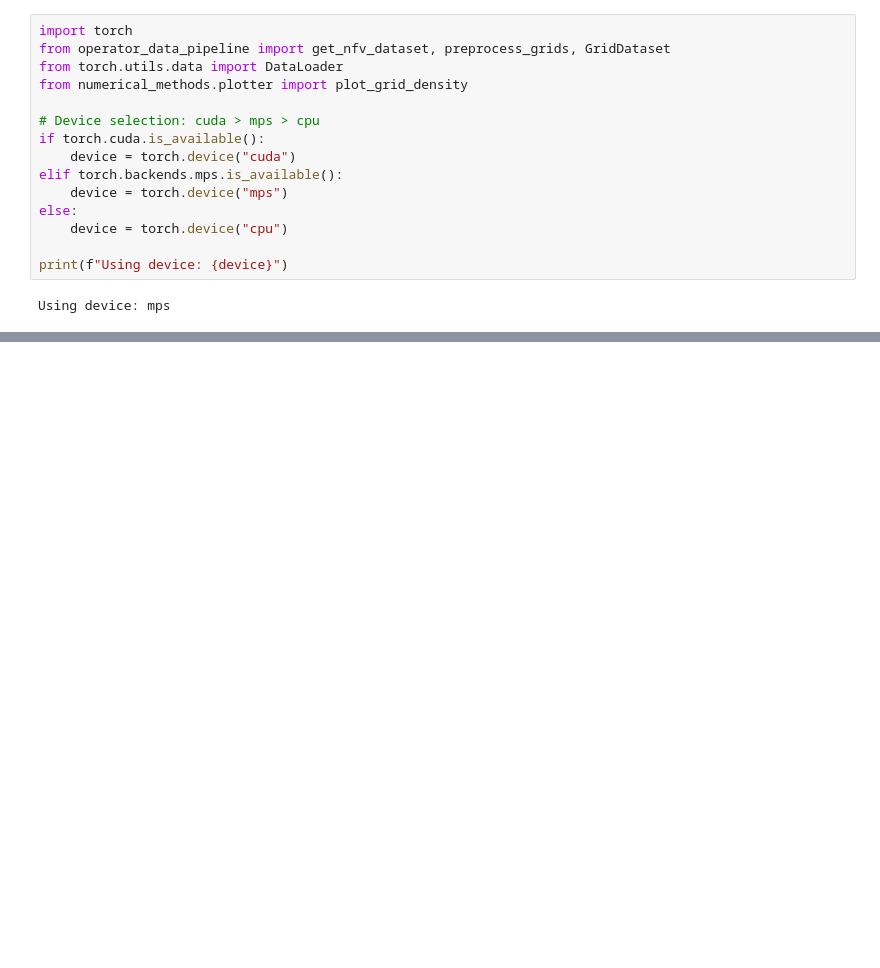
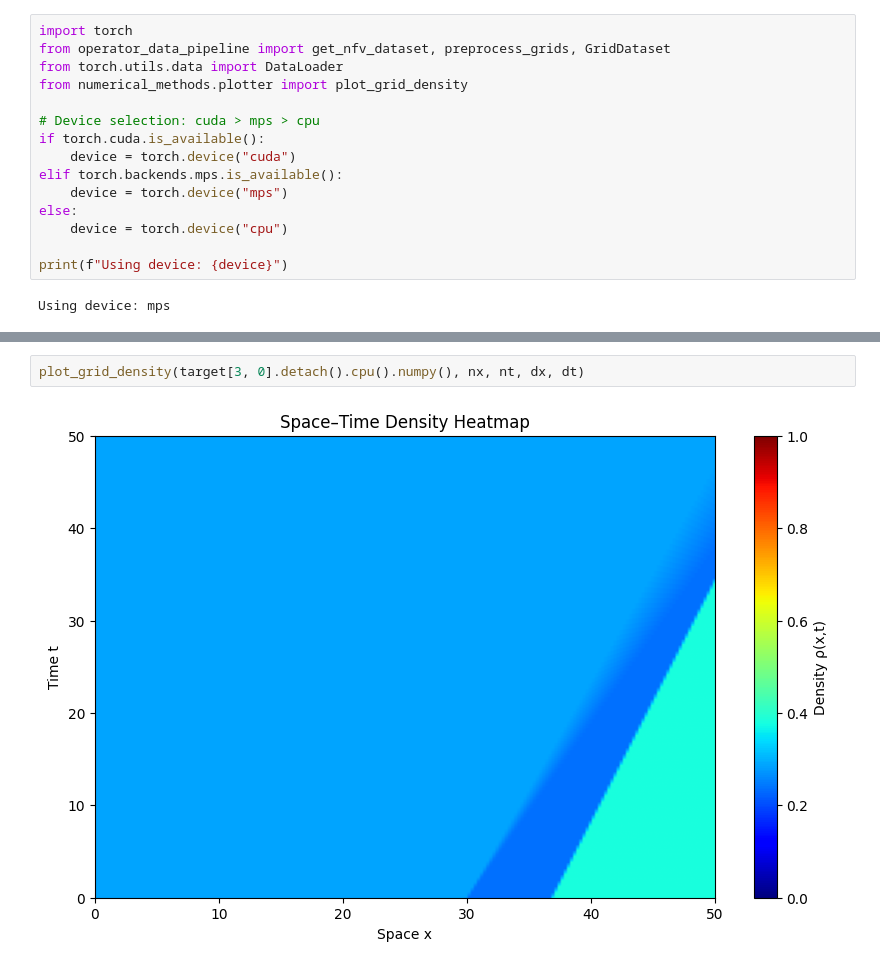
Before and after one commit to mchami02/saint-venant, a Jupyter notebook: operator_learning/fno_test.ipynb, the cells around one changed output, grey strips where cells are left out. Cells and saved outputs as stored; diff of their text form; blank space fills up the shorter version.

```diff
--- a/operator_learning/fno_test.ipynb
+++ b/operator_learning/fno_test.ipynb
@@ -112,0 +110,4 @@ plt.show()
+# %%
+plot_grid_density(target[3, 0].detach().cpu().numpy(), nx, nt, dx, dt)
+# %% [output]
+[figure, added]
```
Also changed, not shown: parts of 6 cells of this notebook, 17 other files.
